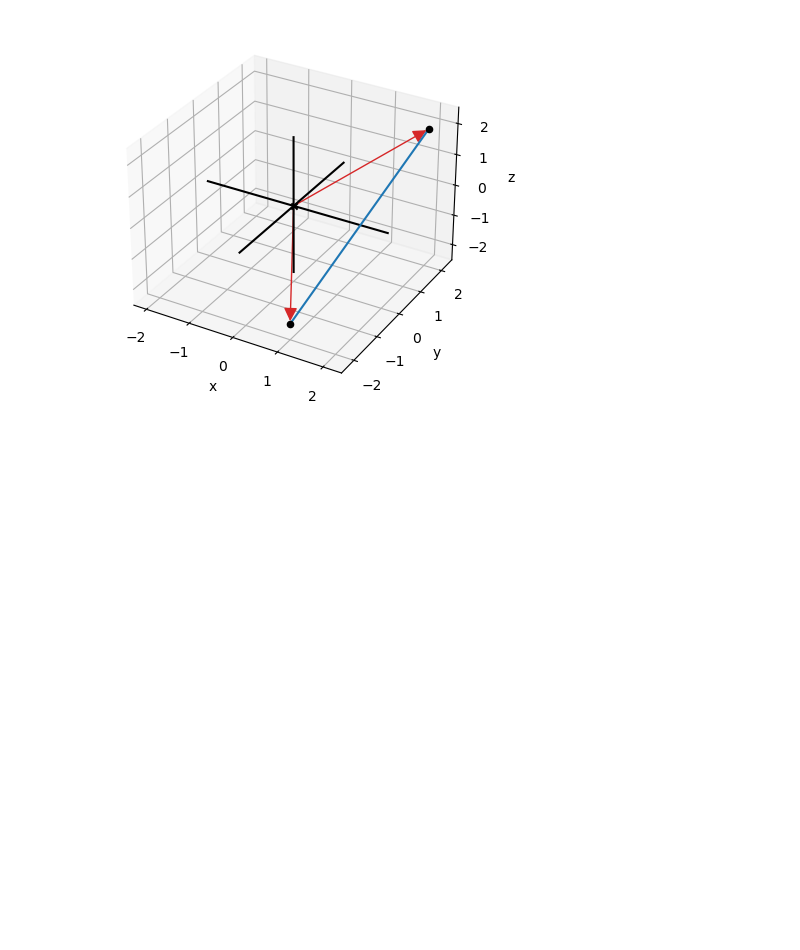
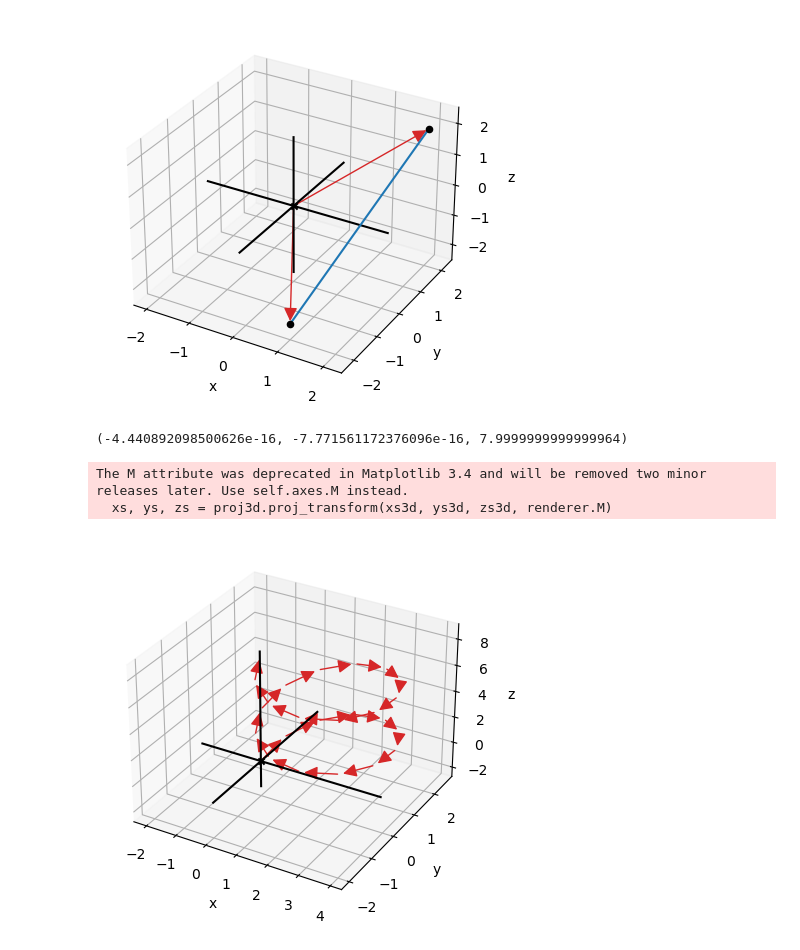
Before and after one commit to KJR020/Math-for-Programmers, a Jupyter notebook: Chapter 03/note_ch03.ipynb, the cells around one changed output. Saved outputs shown, nothing was run; the diff lists cells and outputs as text; code cells hidden in the pictures; blank space fills up the shorter version.

```diff
--- a/Chapter 03/note_ch03.ipynb
+++ b/Chapter 03/note_ch03.ipynb
@@ -18,3 +18,23 @@ draw3d(
 The M attribute was deprecated in Matplotlib 3.4 and will be removed two minor releases later. Use self.axes.M instead.
   xs, ys, zs = proj3d.proj_transform(xs3d, ys3d, zs3d, renderer.M)
 [figure]
+# %%
+def add(*vectors):
+    return tuple(map(sum,zip(*vectors)))
+# %%
+from math import sin, cos, pi
+vs = [(sin(pi*t/6), cos(pi*t/6), 1.0/3) for t in range(0,24)]
+
+running_sum = (0,0,0)
+arrows = []
+for v in vs:
+    next_sum = add(running_sum, v)
+    arrows.append(Arrow3D(next_sum, running_sum))
+    running_sum = next_sum
+print(running_sum)
+draw3d(*arrows)
+# %% [output]
+(-4.440892098500626e-16, -7.771561172376096e-16, 7.9999999999999964)
+The M attribute was deprecated in Matplotlib 3.4 and will be removed two minor releases later. Use self.axes.M instead.
+  xs, ys, zs = proj3d.proj_transform(xs3d, ys3d, zs3d, renderer.M)
+[figure, added]
```
Also changed, not shown: parts of 11 cells of this notebook.
